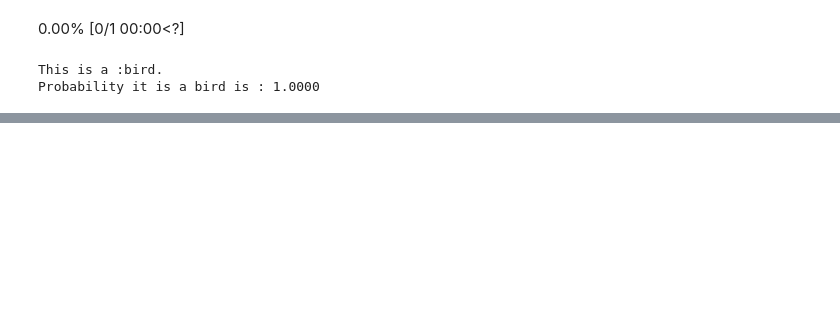
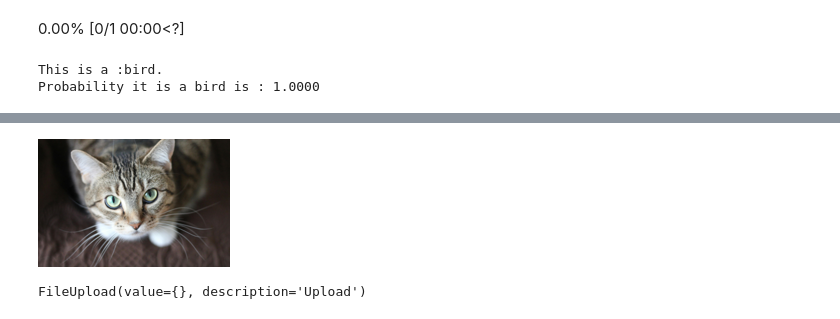
Before and after one commit to udpsunil/fast_ai_dlc, a Jupyter notebook: lesson_1.ipynb, the cells around one changed output, grey strips where cells are left out. Saved outputs shown, nothing was run; the diff lists cells and outputs as text; code cells hidden in the pictures; blank space fills up the shorter version.

```diff
--- a/lesson_1.ipynb
+++ b/lesson_1.ipynb
@@ -61,0 +83,10 @@ Probability it is a bird is : 1.0000
+# %%
+img = PILImage.create(r'C:\Users\Sunil\Learning\fast_ai\fast_ai_dlc\bird_or_not\image.png')
+img.to_thumb(192)
+# %% [output]
+[figure, added]
+# %%
+uploader = widgets.FileUpload()
+uploader
+# %% [output]
+FileUpload(value={}, description='Upload')
```
Also changed, not shown: parts of 5 cells of this notebook.
